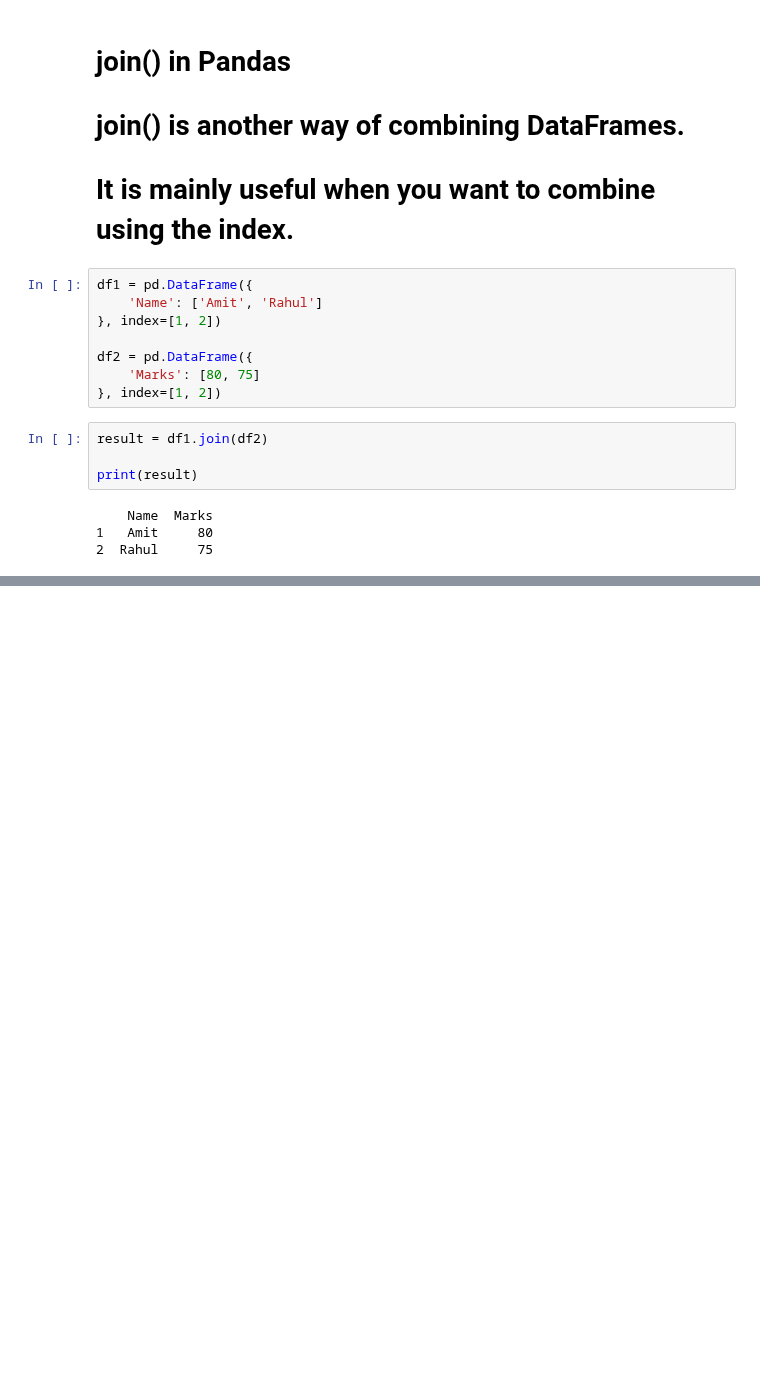
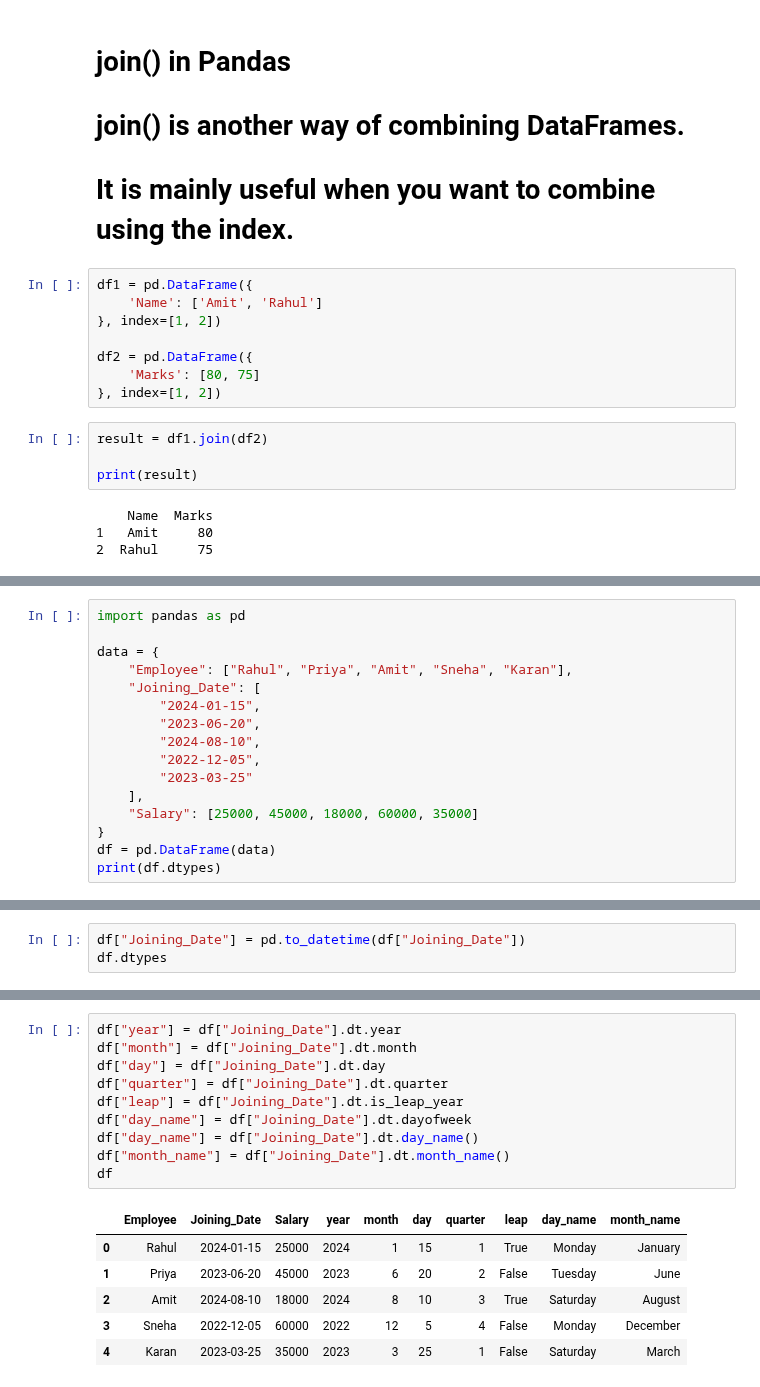
Before and after one commit to gtejas-45/Started-Python, a Jupyter notebook: LibraryALL/pandas.ipynb, the cells around one changed output, grey strips where cells are left out. Drawn from its saved outputs; the diff is of its cells as text; blank space fills up the shorter version.

```diff
--- a/LibraryALL/pandas.ipynb
+++ b/LibraryALL/pandas.ipynb
@@ -813,0 +1051,16 @@ print(result)
+# %%
+import pandas as pd
+
+data = {
+    "Employee": ["Rahul", "Priya", "Amit", "Sneha", "Karan"],
+    "Joining_Date": [
+        "2024-01-15",
+        "2023-06-20",
+        "2024-08-10",
+        "2022-12-05",
+        "2023-03-25"
+    ],
+    "Salary": [25000, 45000, 18000, 60000, 35000]
+}
+df = pd.DataFrame(data)
+print(df.dtypes)
@@ -813,0 +1072,3 @@ print(result)
+# %%
+df["Joining_Date"] = pd.to_datetime(df["Joining_Date"])
+df.dtypes
@@ -813,0 +1089,17 @@ print(result)
+# %%
+df["year"] = df["Joining_Date"].dt.year
+df["month"] = df["Joining_Date"].dt.month
+df["day"] = df["Joining_Date"].dt.day
+df["quarter"] = df["Joining_Date"].dt.quarter
+df["leap"] = df["Joining_Date"].dt.is_leap_year
+df["day_name"] = df["Joining_Date"].dt.dayofweek
+df["day_name"] = df["Joining_Date"].dt.day_name()
+df["month_name"] = df["Joining_Date"].dt.month_name()
+df
+# %% [output]
+|  | Employee | Joining_Date | Salary | year | month | day | quarter | leap | day_name | month_name |
+| 0 | Rahul | 2024-01-15 | 25000 | 2024 | 1 | 15 | 1 | True | Monday | January |
+| 1 | Priya | 2023-06-20 | 45000 | 2023 | 6 | 20 | 2 | False | Tuesday | June |
+| 2 | Amit | 2024-08-10 | 18000 | 2024 | 8 | 10 | 3 | True | Saturday | August |
+| 3 | Sneha | 2022-12-05 | 60000 | 2022 | 12 | 5 | 4 | False | Monday | December |
+| 4 | Karan | 2023-03-25 | 35000 | 2023 | 3 | 25 | 1 | False | Saturday | March |
```
Also changed, not shown: parts of 57 cells of this notebook, 12 other files.
